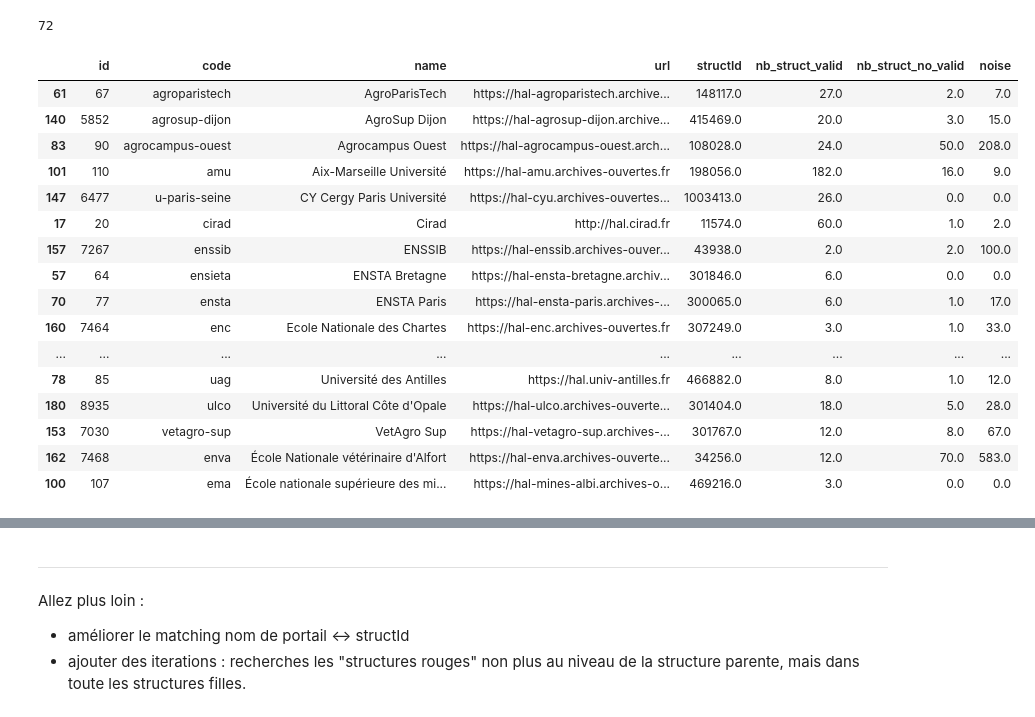
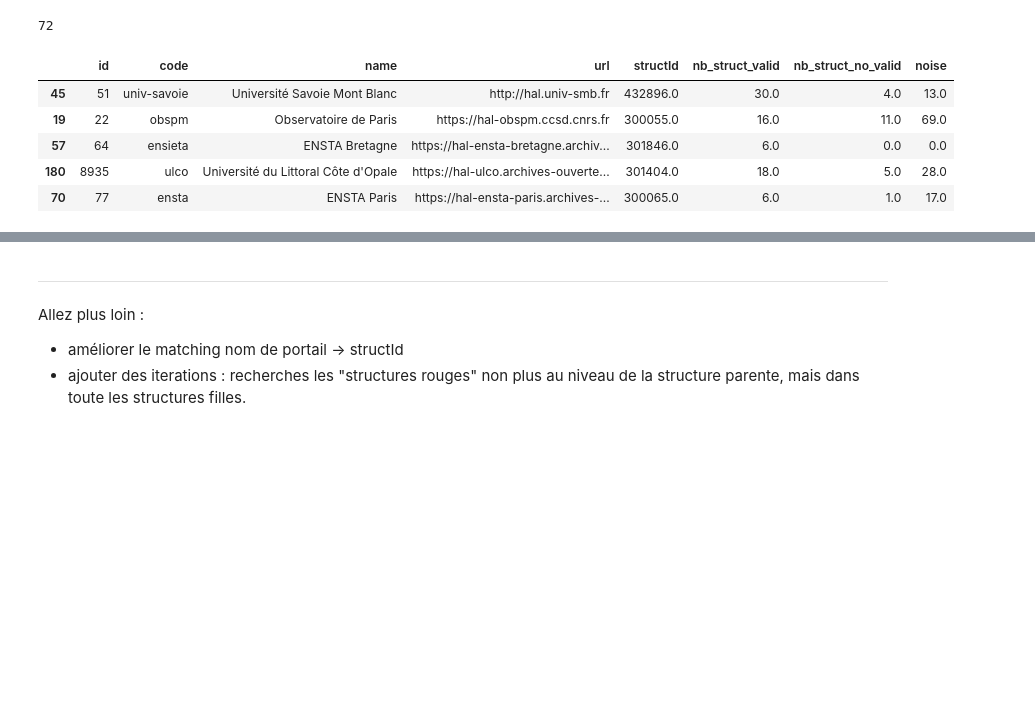
Before and after one commit to ml4rrieu/py_so, a Jupyter notebook: demo/aurehal_struct_noise_ranking.ipynb, the cells around one changed output, grey strips where cells are left out. Drawn from its saved outputs; the diff is of its cells as text; code cells hidden in the pictures; blank space fills up the shorter version.

```diff
--- a/demo/aurehal_struct_noise_ranking.ipynb
+++ b/demo/aurehal_struct_noise_ranking.ipynb
@@ -103,7 +68,7 @@ portail_etab
 # documentation référentiel structure https://api.archives-ouvertes.fr/docs/ref/?resource=structure&schema=fields#fields
 # %%
 def get_structId_from_name(name) :
-    """extrait le structID du nom de structure spécifié en entrée """
+    """extrait le structId du nom de portail spécifié en argument """
     # recherche dans acronyme et name
     # utiliser name_t car insensible à la casse et accents
     # memo : https://api.archives-ouvertes.fr/ref/structure/?fq=type_s:institution&q=(name_s:cirad OR acronym_s:Cirad)
@@ -159,5 +124,6 @@ Des structId ont été trouvés pour 0.5615384615384615 des étab.
 # %%
 def get_struct_nb(structId, valid):
+    """nombre de sous structures attachées à la structure parente"""
     # si l'établissement n'a pas de structId alors on ne le traite pas
     if not pd.isna(structId) :
         url = "https://api.archives-ouvertes.fr/ref/structure/?"
@@ -212,25 +179,14 @@ len(portail_noise)
 # %%
 # conserver que les etab où structId > 0
 portail_noise = portail_noise[ portail_noise["nb_struct_valid"] >0 ]
-portail_noise
+portail_noise.sample(5)
 # %% [output]
 |  | id | code | name | url | structId | nb_struct_valid | nb_struct_no_valid | noise |
-| 61 | 67 | agroparistech | AgroParisTech | https://hal-agroparistech.archive... | 148117.0 | 27.0 | 2.0 | 7.0 |
-| 140 | 5852 | agrosup-dijon | AgroSup Dijon | https://hal-agrosup-dijon.archive... | 415469.0 | 20.0 | 3.0 | 15.0 |
-| 83 | 90 | agrocampus-ouest | Agrocampus Ouest | https://hal-agrocampus-ouest.arch... | 108028.0 | 24.0 | 50.0 | 208.0 |
-| 101 | 110 | amu | Aix-Marseille Université | https://hal-amu.archives-ouvertes.fr | 198056.0 | 182.0 | 16.0 | 9.0 |
-| 147 | 6477 | u-paris-seine | CY Cergy Paris Université | https://hal-cyu.archives-ouvertes... | 1003413.0 | 26.0 | 0.0 | 0.0 |
-| 17 | 20 | cirad | Cirad | http://hal.cirad.fr | 11574.0 | 60.0 | 1.0 | 2.0 |
-| 157 | 7267 | enssib | ENSSIB | https://hal-enssib.archives-ouver... | 43938.0 | 2.0 | 2.0 | 100.0 |
+| 45 | 51 | univ-savoie | Université Savoie Mont Blanc | http://hal.univ-smb.fr | 432896.0 | 30.0 | 4.0 | 13.0 |
+| 19 | 22 | obspm | Observatoire de Paris | https://hal-obspm.ccsd.cnrs.fr | 300055.0 | 16.0 | 11.0 | 69.0 |
 | 57 | 64 | ensieta | ENSTA Bretagne | https://hal-ensta-bretagne.archiv... | 301846.0 | 6.0 | 0.0 | 0.0 |
+| 180 | 8935 | ulco | Université du Littoral Côte d'Opale | https://hal-ulco.archives-ouverte... | 301404.0 | 18.0 | 5.0 | 28.0 |
 | 70 | 77 | ensta | ENSTA Paris | https://hal-ensta-paris.archives-... | 300065.0 | 6.0 | 1.0 | 17.0 |
-| 160 | 7464 | enc | Ecole Nationale des Chartes | https://hal-enc.archives-ouvertes.fr | 307249.0 | 3.0 | 1.0 | 33.0 |
-| ... | ... | ... | ... | ... | ... | ... | ... | ... |
-| 78 | 85 | uag | Université des Antilles | https://hal.univ-antilles.fr | 466882.0 | 8.0 | 1.0 | 12.0 |
-| 180 | 8935 | ulco | Université du Littoral Côte d'Opale | https://hal-ulco.archives-ouverte... | 301404.0 | 18.0 | 5.0 | 28.0 |
-| 153 | 7030 | vetagro-sup | VetAgro Sup | https://hal-vetagro-sup.archives-... | 301767.0 | 12.0 | 8.0 | 67.0 |
-| 162 | 7468 | enva | École Nationale vétérinaire d'Alfort | https://hal-enva.archives-ouverte... | 34256.0 | 12.0 | 70.0 | 583.0 |
-| 100 | 107 | ema | École nationale supérieure des mi... | https://hal-mines-albi.archives-o... | 469216.0 | 3.0 | 0.0 | 0.0 |
 # %%
 # trier par noise décroissant
 portail_noise.sort_values(by = "noise", ascending = False)
@@ -256,5 +212,5 @@ portail_noise.sort_values(by = "noise", ascending = False)
 ---
 Allez plus loin :
 
-* améliorer le matching nom de portail <-> structId
+* améliorer le matching nom de portail -> structId
 * ajouter des iterations : recherches les "structures rouges" non plus au niveau de la structure parente, mais dans toute les structures filles.
```
Also changed, not shown: parts of 11 cells of this notebook, 3 other files.
